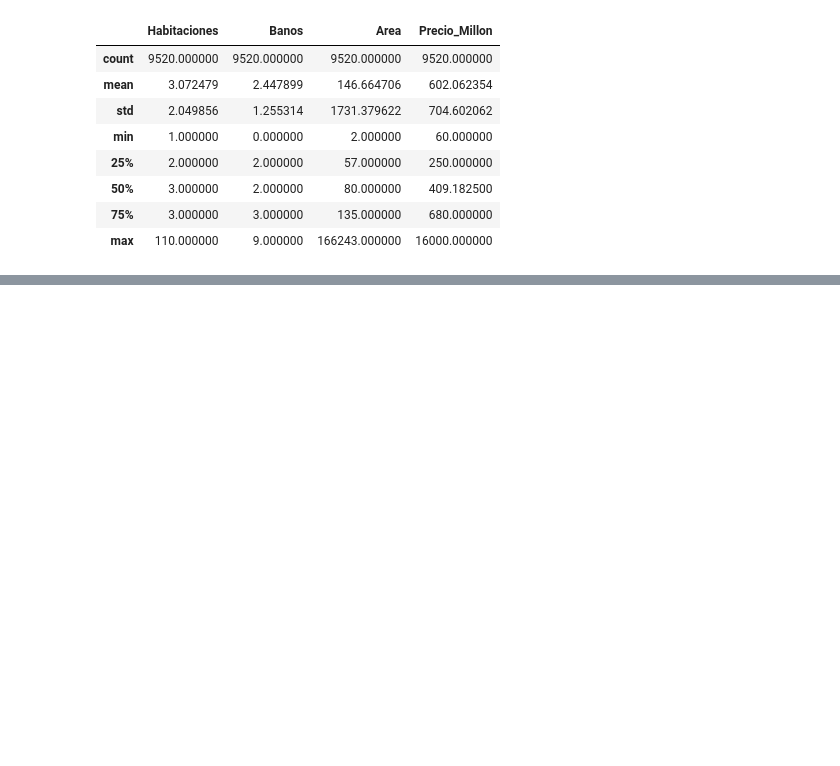
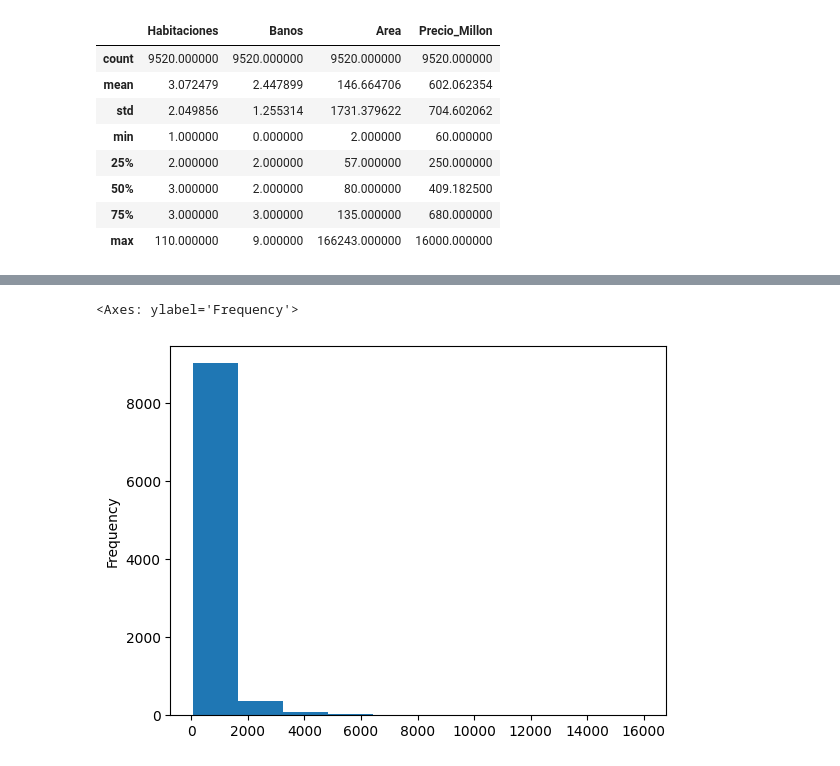
Before and after one commit to AllenJDelgado/AllenJDelgado, a Jupyter notebook: INMERSION_DATOS_AULA_1.ipynb, the cells around one changed output, grey strips where cells are left out. Saved outputs shown, nothing was run; the diff lists cells and outputs as text; code cells hidden in the pictures; blank space fills up the shorter version.

```diff
--- a/INMERSION_DATOS_AULA_1.ipynb
+++ b/INMERSION_DATOS_AULA_1.ipynb
@@ -309,0 +334,5 @@ inmuebles.describe()
+# %%
+inmuebles['Precio_Millon'].plot.hist(bins=10)
+# %% [output]
+<Axes: ylabel='Frequency'>
+[figure, added]
```
Also changed, not shown: parts of 4 cells of this notebook.
